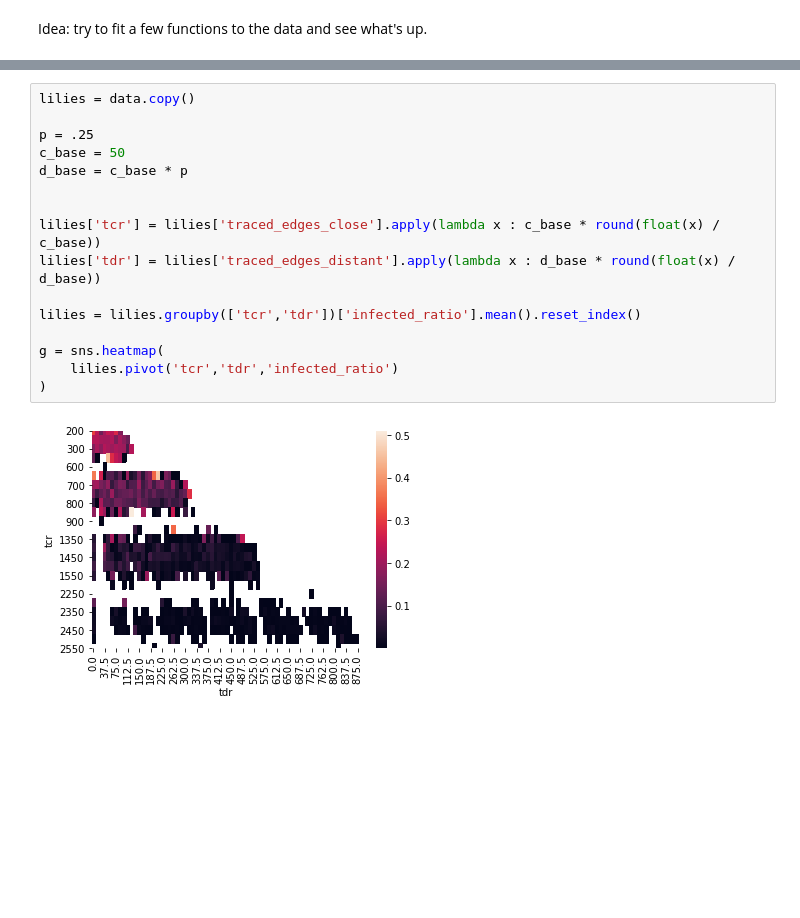
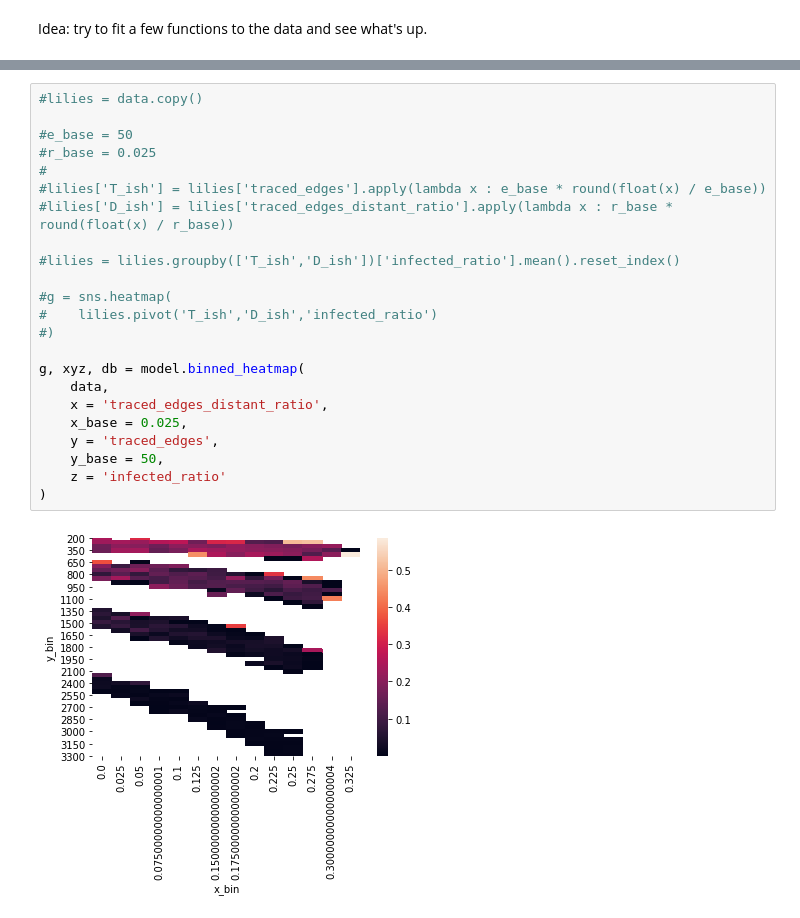
Before and after one commit to sbenthall/privacy-abm, a Jupyter notebook: contact-tracing/code/Python/q study analysis.ipynb, the cells around one changed output, grey strips where cells are left out. Drawn from its saved outputs; the diff is of its cells as text; blank space fills up the shorter version.

```diff
--- a/contact-tracing/code/Python/q study analysis.ipynb
+++ b/contact-tracing/code/Python/q study analysis.ipynb
@@ -216,18 +269,25 @@ g = sns.scatterplot(
 # %%
-lilies = data.copy()
+#lilies = data.copy()
 
-p = .25
-c_base = 50
-d_base = c_base * p
+#e_base = 50
+#r_base = 0.025
+#
+#lilies['T_ish'] = lilies['traced_edges'].apply(lambda x : e_base * round(float(x) / e_base))
+#lilies['D_ish'] = lilies['traced_edges_distant_ratio'].apply(lambda x : r_base * round(float(x) / r_base))
 
+#lilies = lilies.groupby(['T_ish','D_ish'])['infected_ratio'].mean().reset_index()
 
-lilies['tcr'] = lilies['traced_edges_close'].apply(lambda x : c_base * round(float(x) / c_base))
-lilies['tdr'] = lilies['traced_edges_distant'].apply(lambda x : d_base * round(float(x) / d_base))
+#g = sns.heatmap(
+#    lilies.pivot('T_ish','D_ish','infected_ratio')
+#)
 
-lilies = lilies.groupby(['tcr','tdr'])['infected_ratio'].mean().reset_index()
-
-g = sns.heatmap(
-    lilies.pivot('tcr','tdr','infected_ratio')
+g, xyz, db = model.binned_heatmap(
+    data,
+    x = 'traced_edges_distant_ratio',
+    x_base = 0.025,
+    y = 'traced_edges',
+    y_base = 50,
+    z = 'infected_ratio'
 )
 # %% [output]
-[figure, old version]
+[figure, new version]
```
Also changed, not shown: parts of 15 cells of this notebook, 9 other files.
